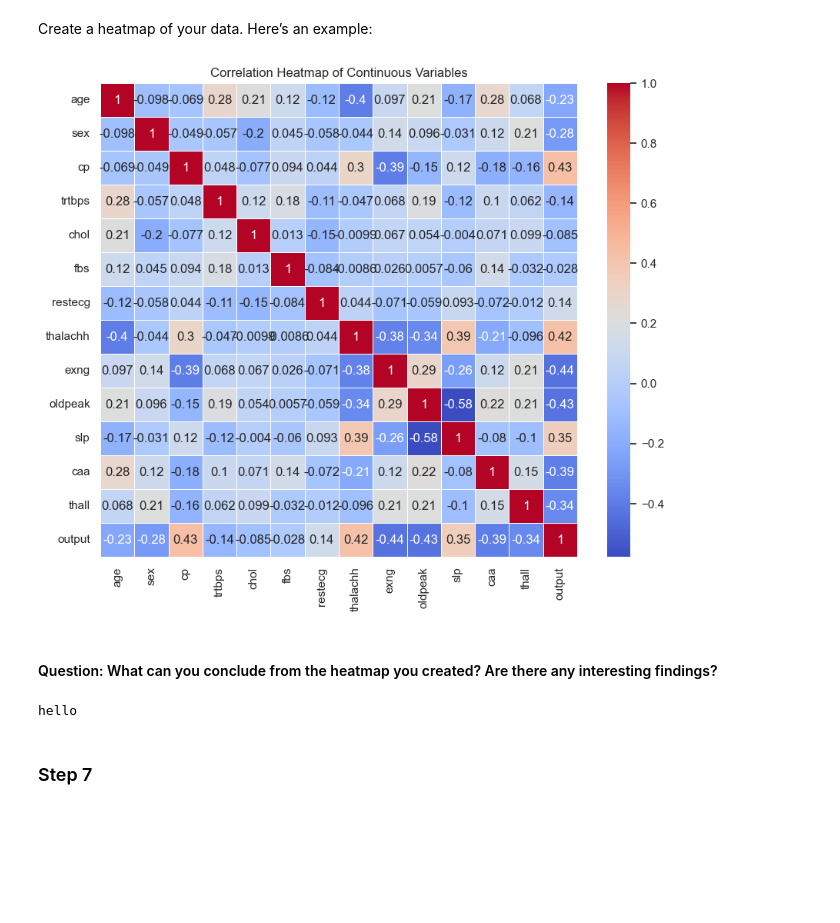
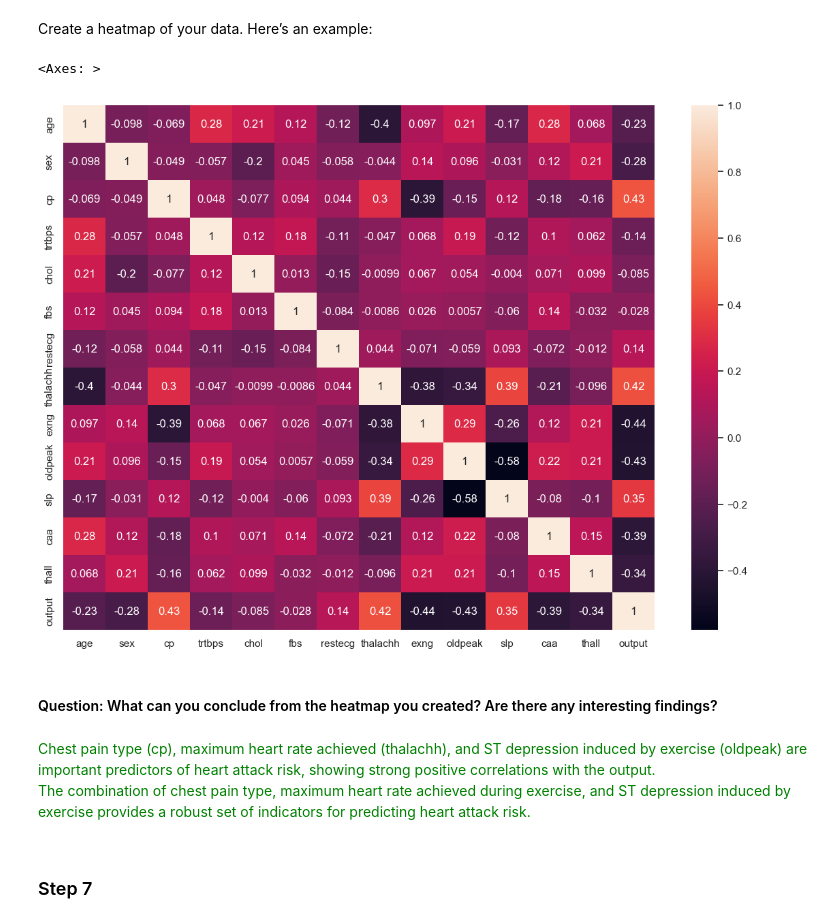
Before and after one commit to jacquelinesanchezA1/Data-Science1-CS3337, a Jupyter notebook: HW2/Homework 2.ipynb, the cells around one changed output. Cells and saved outputs as stored; diff of their text form; code cells hidden in the pictures; blank space fills up the shorter version.

```diff
--- a/HW2/Homework 2.ipynb
+++ b/HW2/Homework 2.ipynb
@@ -178,39 +182,42 @@ This **encourages the model to pay more attention** to the **minority class**, t
 # %% [markdown]
 Create a count plot for each of your **categorical variables**. That is, the variable on the x-axis andcounts on the y-axis. Here’s an example of sex and slp:
 # %%
-# Set the style for the plots
+# set the style for the plots
 sb.set(style="whitegrid")
 
-# Without modifying the original dataset, convert 0 & 1 to 'female' and 'male'
-heart_df['sex_category'] = heart_df['sex'].replace({0: 'female', 1: 'male'})
+# create a new DataFrame to include the transformed column without modifying the original
+new_heart_df = heart_df.copy()
 
-# List of categorical variables
+# convert 0 & 1 to 'female' and 'male' in the new DataFrame
+new_heart_df['sex_category'] = new_heart_df['sex'].replace({0: 'female', 1: 'male'})
+
+# list of categorical variables
 categorical_vars = ['sex_category', 'cp', 'fbs', 'restecg', 'exng', 'slp', 'caa', 'thall', 'output']
 
-# Create a 3x3 grid for the plots
+# create a 3x3 grid for the plots
 fig, axes = plt.subplots(3, 3, figsize=(20, 20))
 axes = axes.flatten()
 
-# Create count plots for each categorical variable
+# create count plots for each categorical variable
 for i, var in enumerate(categorical_vars):
-    sb.countplot(ax=axes[i], x=var, data=heart_df, palette="husl", hue=var, dodge=False, legend=False)
+    sb.countplot(ax=axes[i], x=var, data=new_heart_df, palette="husl", hue=var, dodge=False, legend=False)
     axes[i].set_title(f'Count Plot for {var}')
     axes[i].set_xlabel(var)
     axes[i].set_ylabel('Count')
 
-    # Adding legend
-    unique_labels = sorted(heart_df[var].unique())
+    # adding legend
+    unique_labels = sorted(new_heart_df[var].unique())
     handles = [plt.Line2D([0, 0], [0, 0], color=sb.color_palette("husl", len(unique_labels))[j], lw=4)
                for j in range(len(unique_labels))]
 
     labels = unique_labels
     axes[i].legend(handles=handles, labels=labels, title=var, loc='upper right')
 
-# Remove any unused subplots if the number of categorical variables is less than 9
+# remove any unused subplots if the number of categorical variables is less than 9
 for j in range(len(categorical_vars), 9):
     fig.delaxes(axes[j])
 
-# Adjust layout and show plot
+# adjust layout and show plot
 plt.tight_layout()
 plt.show()
 # %% [output]
@@ -323,22 +342,12 @@ plt.show()
 # %% [markdown]
 Create a heatmap of your data. Here’s an example:
 # %%
-# Compute the correlation matrix
-corr_matrix = heart_df.corr()
-
-# Set up the matplotlib figure
-plt.figure(figsize=(10, 8))
-
-# Generate the heatmap
-sb.heatmap(corr_matrix, annot=True,  cmap='coolwarm', linewidths=.5)
-
-# Add title
-plt.title('Correlation Heatmap of Continuous Variables')
-
-# Show plot
-plt.show()
+cor_matrix = heart_df.corr()
+plt.figure(figsize=(14,10)) # adjust the display size!
+sb.heatmap(cor_matrix, annot = True)
 # %% [output]
+<Axes: >
-[figure, old version]
+[figure, new version]
 # %%
 # # Generate the pairs plot
 # sb.pairplot(heart_df, diag_kind='kde', hue='output', palette='husl')
@@ -347,10 +356,12 @@ plt.show()
 # plt.show()
 # %% [markdown]
 #### Question: What can you conclude from the heatmap you created? Are there any interesting findings?
-# %%
-Most of the predictors have a weak correlation with each other, this indicates that the
-# %% [output]
-hello
+# %% [markdown]
+<span style = 'color:green'>
+Chest pain type (cp), maximum heart rate achieved (thalachh), and ST depression induced by exercise (oldpeak) are important predictors of heart attack risk, showing strong positive correlations with the output.
+<br>
+
+The combination of chest pain type, maximum heart rate achieved during exercise, and ST depression induced by exercise provides a robust set of indicators for predicting heart attack risk.
 # %% [markdown]
 ### Step 7
 # %% [markdown]
```
Also changed, not shown: parts of 25 cells of this notebook.
